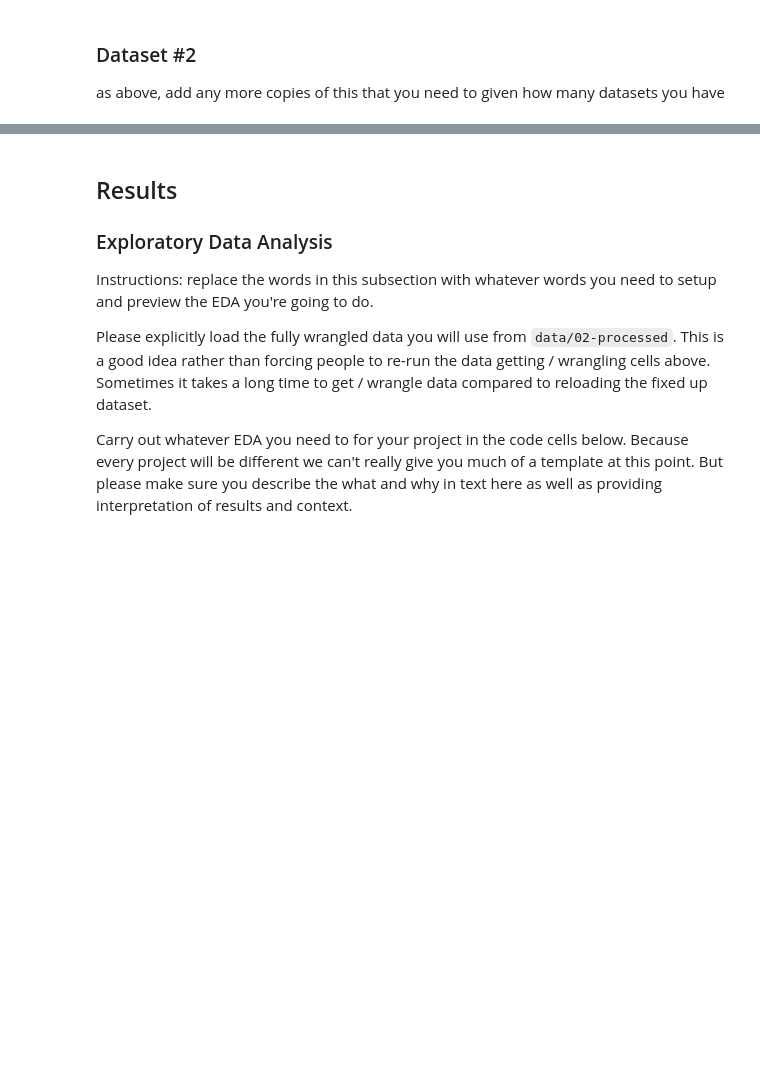
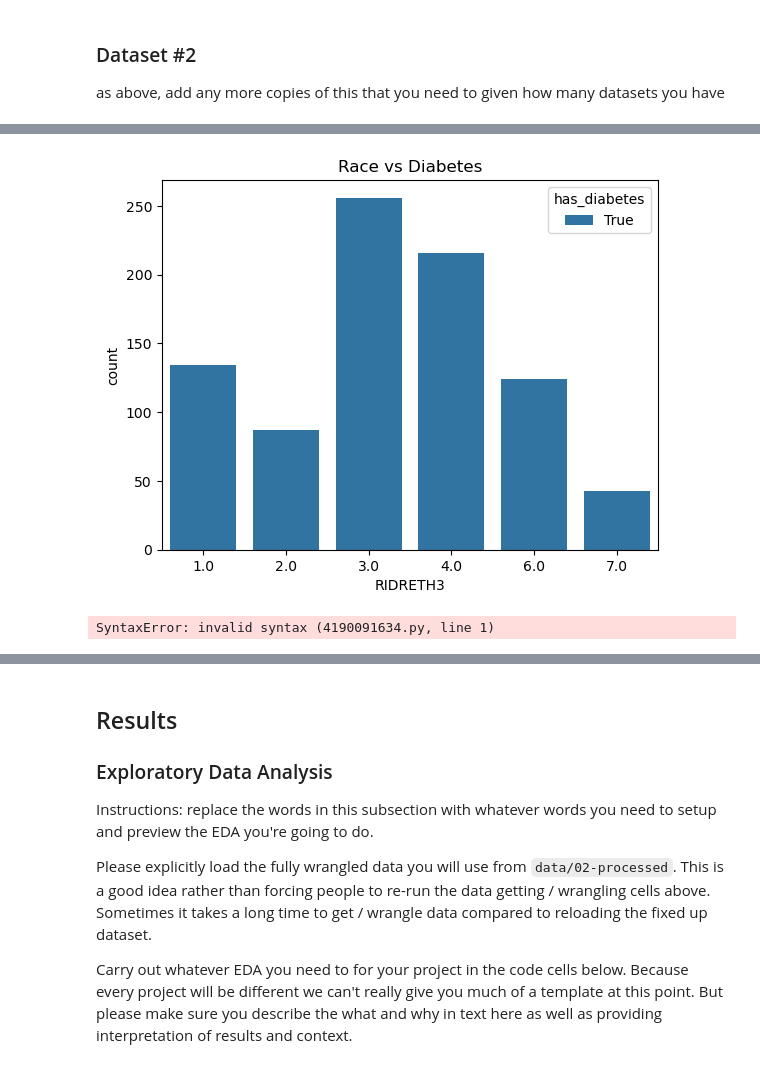
Before and after one commit to COGS108/Group025_WI26, a Jupyter notebook: 02-EDACheckpoint.ipynb, the cells around one changed output, grey strips where cells are left out. Drawn from its saved outputs; the diff is of its cells as text; code cells hidden in the pictures; blank space fills up the shorter version.

```diff
--- a/02-EDACheckpoint.ipynb
+++ b/02-EDACheckpoint.ipynb
@@ -123,0 +279,10 @@ Instructions: REPLACE the contents of this cell and the one below with your work
+# %%
+sns.countplot(x='RIDRETH3', hue='has_diabetes', data=df)
+plt.title("Race vs Diabetes")
+plt.show()
+# %% [output]
+[figure, added]
+# %%
+The rate of development of diabetes varies by race and ethnicity. The level of diabetes is significantly higher in some groups than in others, suggesting that socioeconomic status, access to treatment, or genetic factors may be responsible for these differences.
+# %% [output]
+SyntaxError: invalid syntax (4190091634.py, line 1)
```
Also changed, not shown: parts of 56 cells of this notebook.
